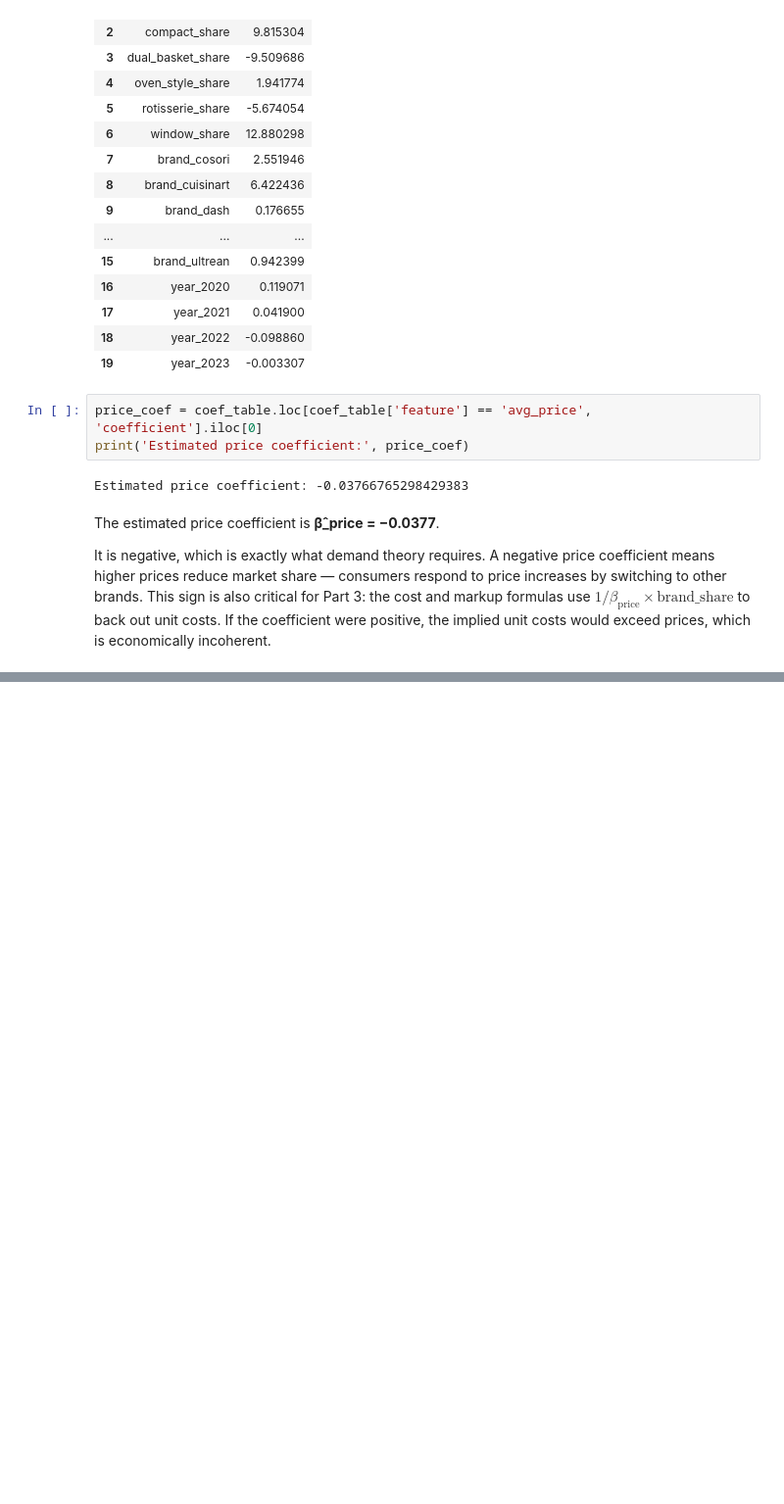
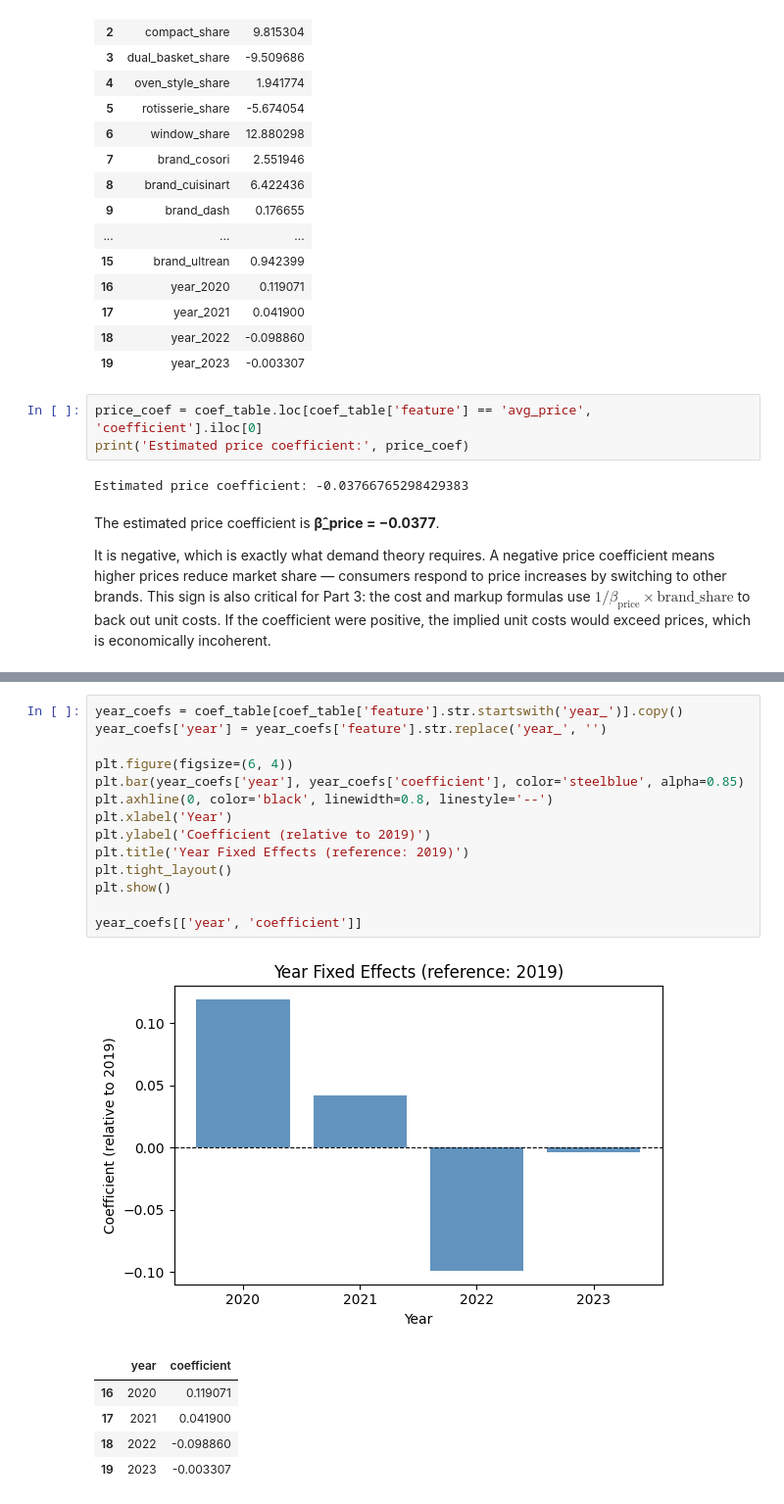
Before and after one commit to brishti-c/Demand_Estimation, a Jupyter notebook: Data_Analyst.ipynb, the cells around one changed output, grey strips where cells are left out. Shown at 98% size. Saved outputs shown, nothing was run; the diff lists cells and outputs as text; blank space fills up the shorter version.

```diff
--- a/Data_Analyst.ipynb
+++ b/Data_Analyst.ipynb
@@ -202,0 +266,21 @@ It is negative, which is exactly what demand theory requires. A negative price c
+# %%
+year_coefs = coef_table[coef_table['feature'].str.startswith('year_')].copy()
+year_coefs['year'] = year_coefs['feature'].str.replace('year_', '')
+
+plt.figure(figsize=(6, 4))
+plt.bar(year_coefs['year'], year_coefs['coefficient'], color='steelblue', alpha=0.85)
+plt.axhline(0, color='black', linewidth=0.8, linestyle='--')
+plt.xlabel('Year')
+plt.ylabel('Coefficient (relative to 2019)')
+plt.title('Year Fixed Effects (reference: 2019)')
+plt.tight_layout()
+plt.show()
+
+year_coefs[['year', 'coefficient']]
+# %% [output]
+[figure, added]
+|  | year | coefficient |
+| 16 | 2020 | 0.119071 |
+| 17 | 2021 | 0.041900 |
+| 18 | 2022 | -0.098860 |
+| 19 | 2023 | -0.003307 |
```
Also changed, not shown: parts of 8 cells of this notebook.
